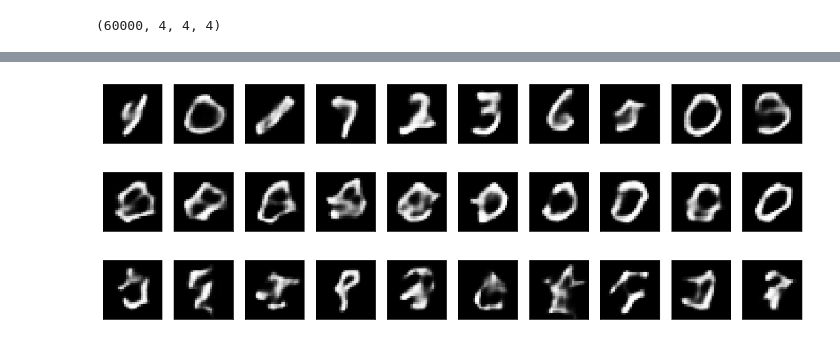
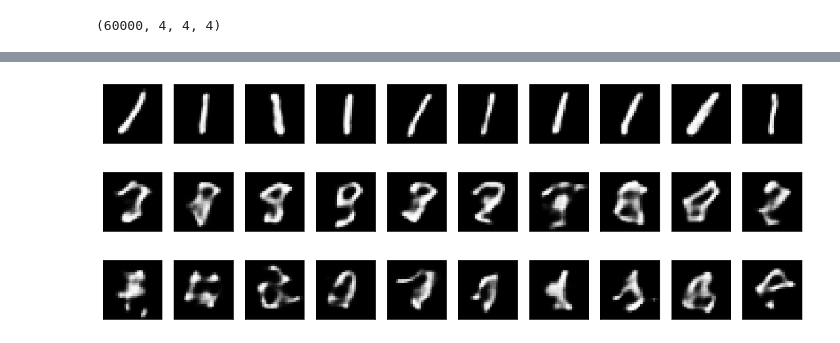
Before and after one commit to fredybotas/Neural-networks, a Jupyter notebook: BP/generatory.ipynb, the cells around one changed output, grey strips where cells are left out. Drawn from its saved outputs; the diff is of its cells as text; code cells hidden in the pictures.

```diff
--- a/BP/generatory.ipynb
+++ b/BP/generatory.ipynb
@@ -141,20 +147,27 @@ plt.show()
+# %%
+from sklearn import mixture
+
+(x_train, y_train), (x_test, _) = mnist.load_data()
+
+x_train = x_train.astype('float32') / 255.
+x_train = np.reshape(x_train, (len(x_train), 28, 28, 1))
+
+x_train = encoder.predict(x_train)
+
+data_gmm = x_train.reshape(x_train.shape[0], -1)
+
+clf = []
+for i in range(10):
+    clf.append(mixture.GaussianMixture(n_components=10, covariance_type='full'))
+    result = []
+    for a, b in zip(data_gmm, y_train):
+        if b == i:
+            result.append(a)
+    data_train = np.array(result)
+    clf[i].fit(data_train)
 # %%
-from sklearn import mixture
-
-(x_train, y_train), (x_test, _) = mnist.load_data()
-
-x_train = x_train.astype('float32') / 255.
-x_train = np.reshape(x_train, (len(x_train), 28, 28, 1))
-
-x_train = encoder.predict(x_train)
-
-data_gmm = x_train.reshape(x_train.shape[0], -1)
-clf = mixture.GaussianMixture(n_components=10, covariance_type='full')
-clf.fit(data_gmm)
-
-
-def gmm_generator(samples_count):
-    a = clf.sample(samples_count)
+def gmm_generator(samples_count, class_type):
+    a = clf[class_type].sample(samples_count)
     sample = np.array(a[0])
     return sample
 
@@ -188,35 +201,35 @@ n = 10
 plt.figure(figsize=(20, 4))
 for i in range(n):
     ax = plt.subplot(2, n, i + 1)
-    img = decoder.predict(gmm_generator(1).reshape(1, 4, 4, 4)).reshape(28, 28)
+    img = decoder.predict(gmm_generator(1, 1).reshape(1, 4, 4, 4)).reshape(28, 28)
     plt.imshow(img)
     ax.get_xaxis().set_visible(False)
     ax.get_yaxis().set_visible(False)
     plt.gray()
 plt.show()
 
 n = 10
 plt.figure(figsize=(20, 4))
 for i in range(n):
     ax = plt.subplot(2, n, i + 1)
-    img = decoder.predict(cluster_per_feature_class_generator(1, 0).reshape(1, 4, 4, 4)).reshape(28, 28)
+    img = decoder.predict(cluster_per_feature_class_generator(1, 8).reshape(1, 4, 4, 4)).reshape(28, 28)
     plt.imshow(img)
     ax.get_xaxis().set_visible(False)
     ax.get_yaxis().set_visible(False)
     plt.gray()
 plt.show()
 
 n = 10
 plt.figure(figsize=(20, 4))
 for i in range(n):
     ax = plt.subplot(2, n, i + 1)
     img = decoder.predict(cluster_per_feature_generator(1).reshape(1, 4, 4, 4)).reshape(28, 28)
     plt.imshow(img)
     ax.get_xaxis().set_visible(False)
     ax.get_yaxis().set_visible(False)
     plt.gray()
 plt.show()
 # %% [output]
-[figure, old version]
+[figure, new version]
-[figure, old version]
+[figure, new version]
-[figure, old version]
+[figure, new version]
```
Also changed, not shown: parts of 14 cells of this notebook, 7 other files.
